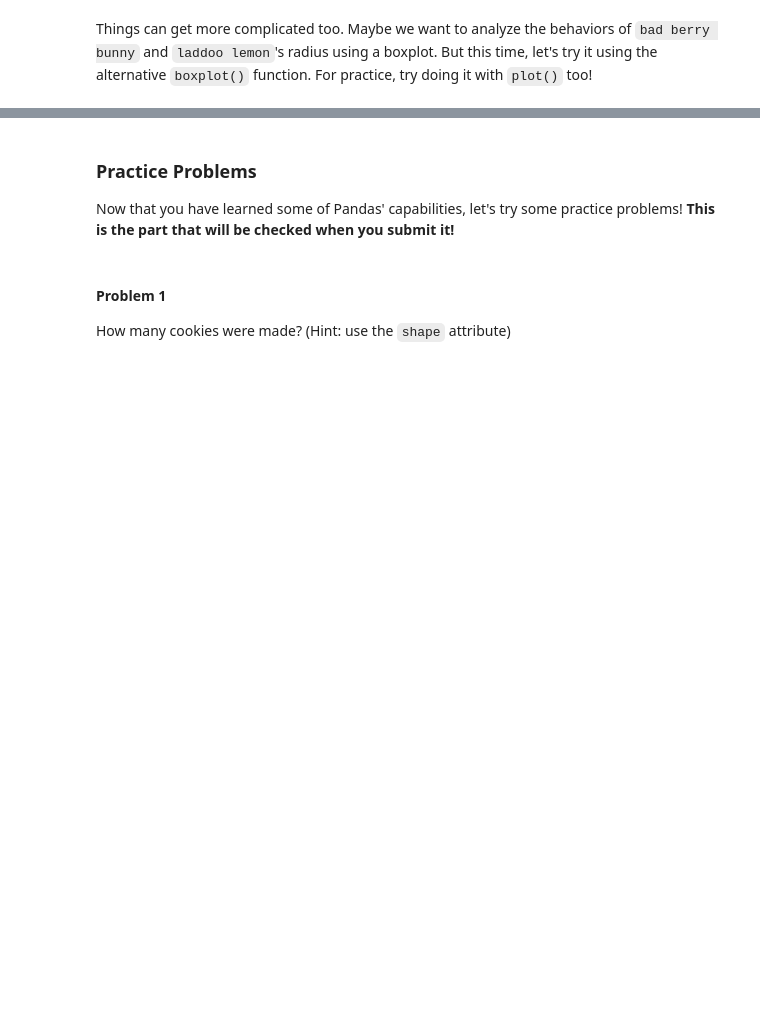
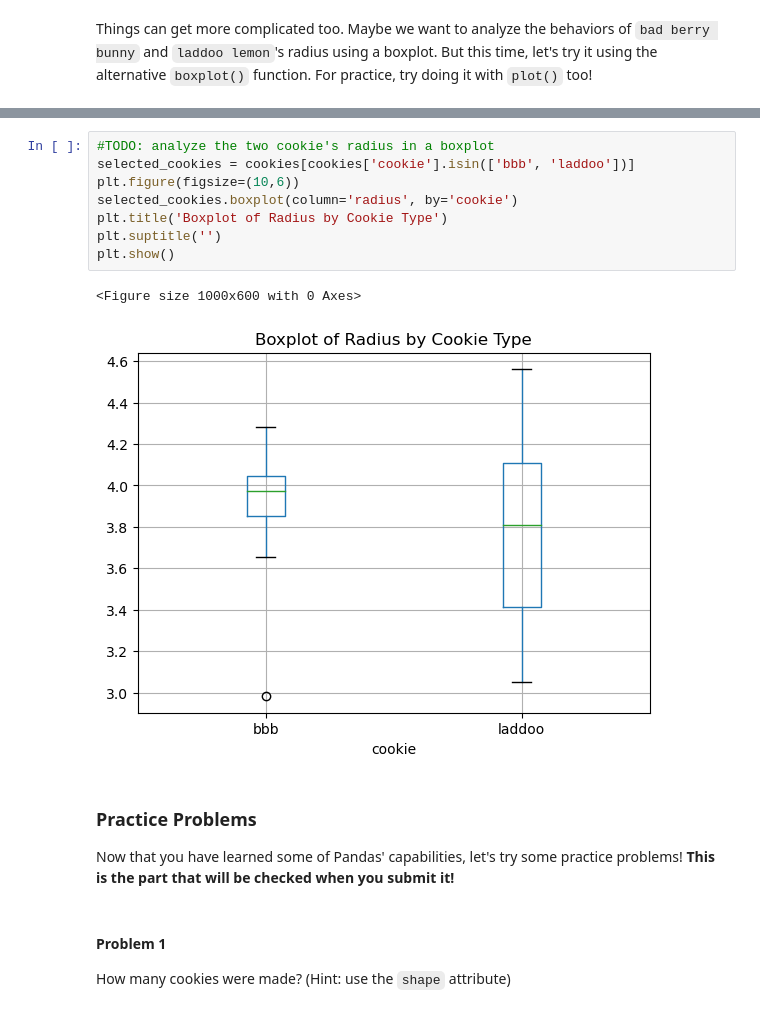
Before and after one commit to KeJin1105/Data-Science-Fundamentals, a Jupyter notebook: labs/lab-02/lab02.ipynb, the cells around one changed output, grey strips where cells are left out. Saved outputs shown, nothing was run; the diff lists cells and outputs as text; blank space fills up the shorter version.

```diff
--- a/labs/lab-02/lab02.ipynb
+++ b/labs/lab-02/lab02.ipynb
@@ -410,3 +422,14 @@ Things can get more complicated too. Maybe we want to analyze the behaviors of `
+# %%
+#TODO: analyze the two cookie's radius in a boxplot
+selected_cookies = cookies[cookies['cookie'].isin(['bbb', 'laddoo'])]
+plt.figure(figsize=(10,6))
+selected_cookies.boxplot(column='radius', by='cookie')
+plt.title('Boxplot of Radius by Cookie Type')
+plt.suptitle('')
+plt.show()
+# %% [output]
+<Figure size 1000x600 with 0 Axes>
+[figure, added]
 # %% [markdown]
 ### Practice Problems
 Now that you have learned some of Pandas' capabilities, let's try some practice problems! **This is the part that will be checked when you submit it!**
```
Also changed, not shown: parts of 17 cells of this notebook.
